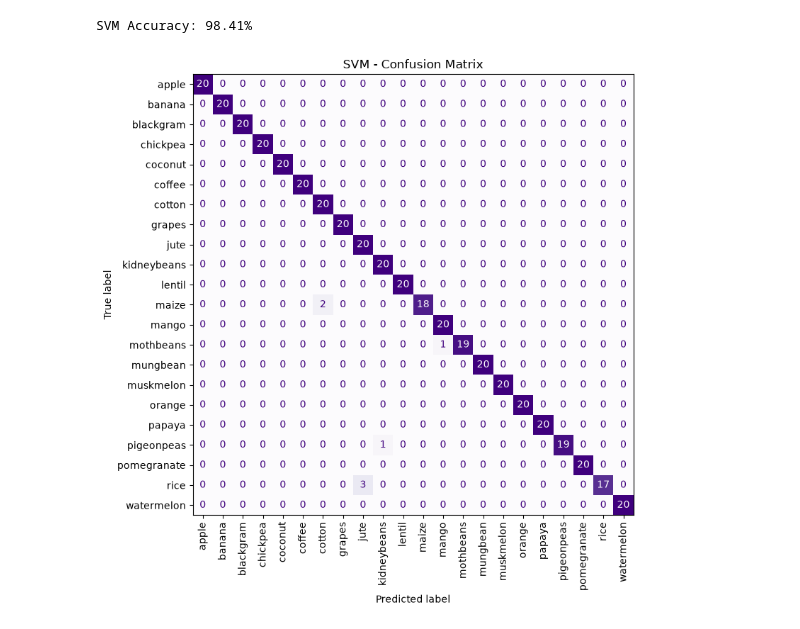
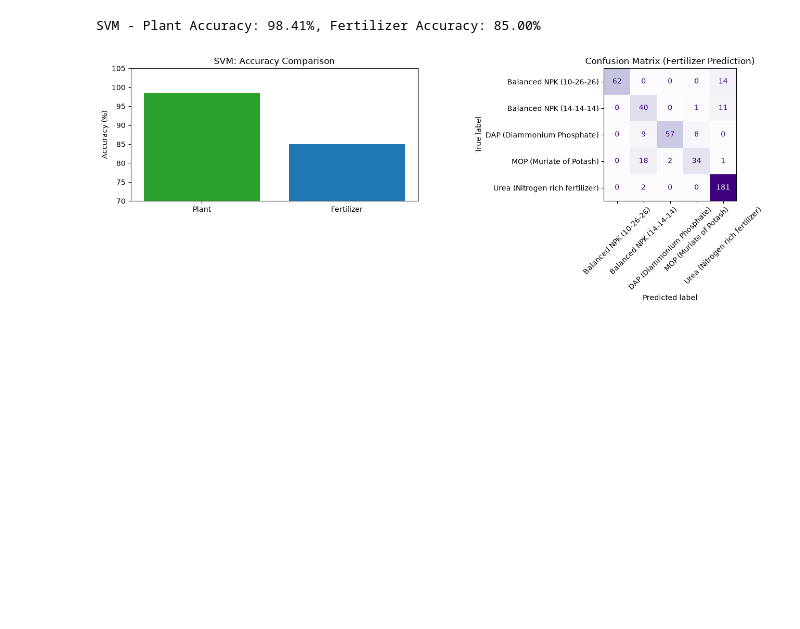
Before and after one commit to ERainTea/Data, a Jupyter notebook: 5. Support Vector Machine (SVM).ipynb, the cells around one changed output. Cells and saved outputs as stored; diff of their text form; code cells hidden in the pictures; blank space fills up the shorter version.

```diff
--- a/5. Support Vector Machine (SVM).ipynb
+++ b/5. Support Vector Machine (SVM).ipynb
@@ -1,38 +1,56 @@
 # %%
 import pandas as pd
 import matplotlib.pyplot as plt
 from sklearn.model_selection import train_test_split
-from sklearn.preprocessing import StandardScaler
 from sklearn.svm import SVC
-from sklearn.pipeline import make_pipeline
+from sklearn.preprocessing import StandardScaler, OneHotEncoder
+from sklearn.compose import ColumnTransformer
+from sklearn.pipeline import Pipeline
 from sklearn.metrics import accuracy_score, ConfusionMatrixDisplay
 
-# 1. โหลดข้อมูล
-df = pd.read_csv('crop_fertilizer_recommendation_dataset.csv')
-features = ['N', 'P', 'K', 'temperature', 'humidity', 'ph', 'rainfall']
-target = 'label'
+# --- ข้อมูลที่ 1: ทำนายพืช (Plant.csv) ---
+df_plant = pd.read_csv('Plant.csv')
+features_plant = ['N', 'P', 'K', 'temperature', 'humidity', 'ph', 'rainfall']
+X_p = df_plant[features_plant]
+y_p = df_plant['label']
+X_p_train, X_p_test, y_p_train, y_p_test = train_test_split(X_p, y_p, test_size=0.2, random_state=42, stratify=y_p)
 
-X = df[features]
-y = df[target]
+model_plant = Pipeline([('scaler', StandardScaler()), ('svm', SVC(kernel='rbf', C=1.0, random_state=42))])
+model_plant.fit(X_p_train, y_p_train)
+pred_p = model_plant.predict(X_p_test)
+acc_plant = accuracy_score(y_p_test, pred_p) * 100
 
-# 2. แบ่งข้อมูล
-X_train, X_test, y_train, y_test = train_test_split(X, y, test_size=0.2, random_state=42, stratify=y)
+# --- ข้อมูลที่ 2: ทำนายปุ๋ย (Fertilizer.csv) ---
+df_fert = pd.read_csv('Fertilizer.csv')
+num_cols = ['N', 'P', 'K', 'temperature', 'humidity', 'ph', 'rainfall']
+cat_cols = ['label']
+X_f = df_fert[num_cols + cat_cols]
+y_f = df_fert['fertilizer']
+X_f_train, X_f_test, y_f_train, y_f_test = train_test_split(X_f, y_f, test_size=0.2, random_state=42, stratify=y_f)
 
-# 3. เทรนโมเดล
-model = make_pipeline(StandardScaler(), SVC(kernel='rbf', C=1.0, random_state=42))
-model.fit(X_train, y_train)
+preprocessor = ColumnTransformer([
+    ('num', StandardScaler(), num_cols),
+    ('cat', OneHotEncoder(handle_unknown='ignore'), cat_cols)
+])
+model_fert = Pipeline([('prep', preprocessor), ('svm', SVC(kernel='rbf', C=1.0, random_state=42))])
+model_fert.fit(X_f_train, y_f_train)
+pred_f = model_fert.predict(X_f_test)
+acc_fert = accuracy_score(y_f_test, pred_f) * 100
 
-# 4. ประเมินผล
-y_pred = model.predict(X_test)
-print(f"SVM Accuracy: {accuracy_score(y_test, y_pred) * 100:.2f}%")
+print(f"SVM - Plant Accuracy: {acc_plant:.2f}%, Fertilizer Accuracy: {acc_fert:.2f}%")
 
-# 5. พล็อตกราฟ Confusion Matrix
-fig, ax = plt.subplots(figsize=(10, 8))
-ConfusionMatrixDisplay.from_predictions(y_test, y_pred, ax=ax, cmap='Purples', colorbar=False)
-plt.title('SVM - Confusion Matrix')
-plt.xticks(rotation=90)
+# --- พล็อตกราฟ Confusion Matrix ของ Fertilizer และกราฟ Accuracy ---
+fig, axes = plt.subplots(1, 2, figsize=(14, 5))
+axes[0].bar(['Plant', 'Fertilizer'], [acc_plant, acc_fert], color=['#2ca02c', '#1f77b4'])
+axes[0].set_ylim(70, 105)
+axes[0].set_title('SVM: Accuracy Comparison')
+axes[0].set_ylabel('Accuracy (%)')
+
+ConfusionMatrixDisplay.from_predictions(y_f_test, pred_f, ax=axes[1], cmap='Purples', colorbar=False)
+axes[1].set_title('Confusion Matrix (Fertilizer Prediction)')
+axes[1].tick_params(axis='x', rotation=45)
 plt.tight_layout()
 plt.show()
 # %% [output]
-SVM Accuracy: 98.41%
+SVM - Plant Accuracy: 98.41%, Fertilizer Accuracy: 85.00%
-[figure, old version]
+[figure, new version]
```
Also changed, not shown: 6 other files.
